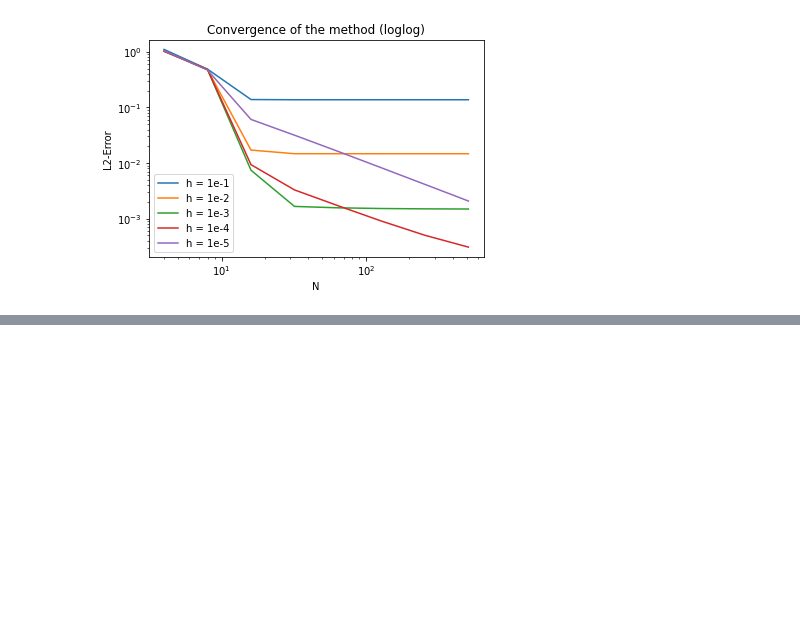
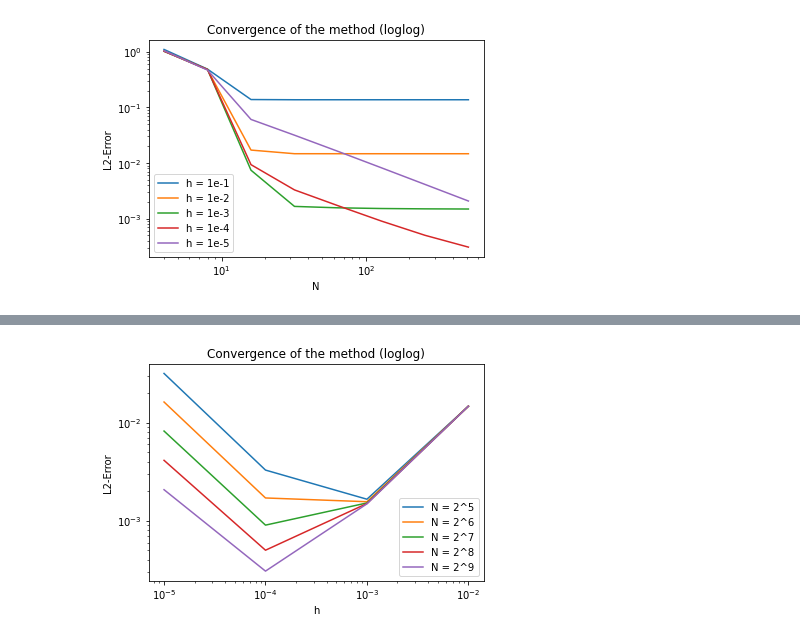
Before and after one commit to jfelipeosorio/kinetick, a Jupyter notebook: pdes/transport1d_cf.ipynb, the cells around one changed output, grey strips where cells are left out. Cells and saved outputs as stored; diff of their text form; code cells hidden in the pictures; blank space fills up the shorter version.

```diff
--- a/pdes/transport1d_cf.ipynb
+++ b/pdes/transport1d_cf.ipynb
@@ -584,0 +849,14 @@ plt.show()
+# %%
+# One plot
+plt.loglog(xrange,L2_norms_1,label = 'N = 2^5')
+plt.loglog(xrange,L2_norms_2,label = 'N = 2^6')
+plt.loglog(xrange,L2_norms_3,label = 'N = 2^7')
+plt.loglog(xrange,L2_norms_4,label = 'N = 2^8')
+plt.loglog(xrange,L2_norms_5,label = 'N = 2^9')
+plt.xlabel('h')
+plt.ylabel('L2-Error')
+plt.legend()
+plt.title('Convergence of the method (loglog)')
+plt.show()
+# %% [output]
+[figure, added]
```
Also changed, not shown: parts of 22 cells of this notebook.
